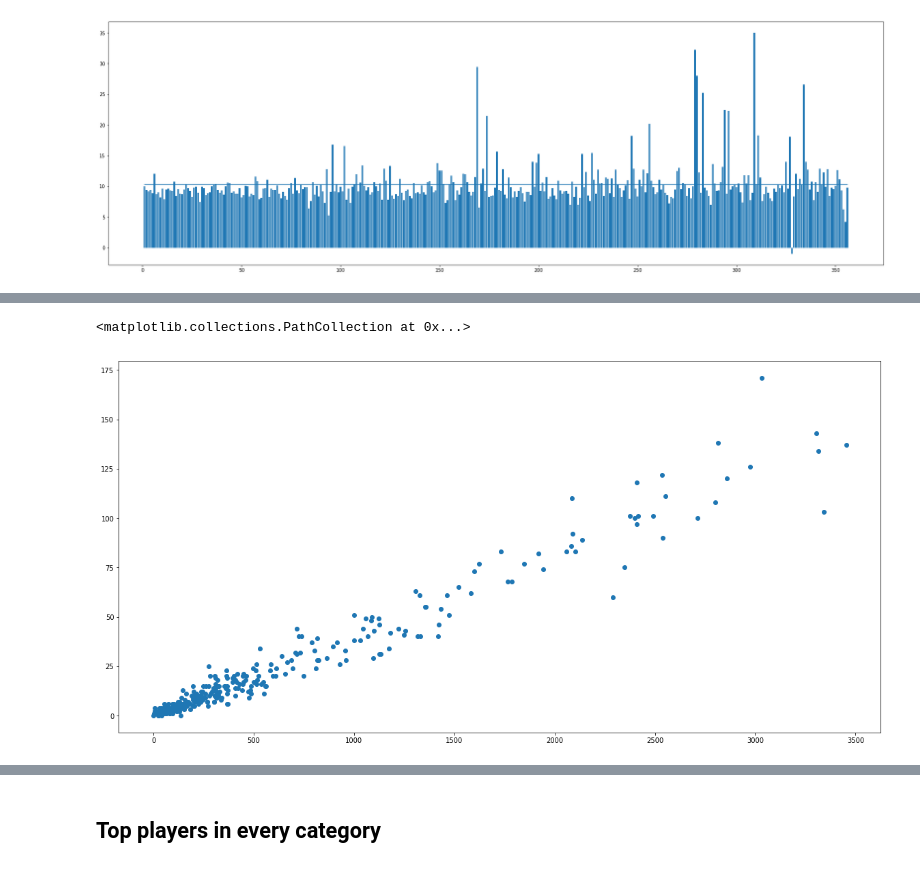
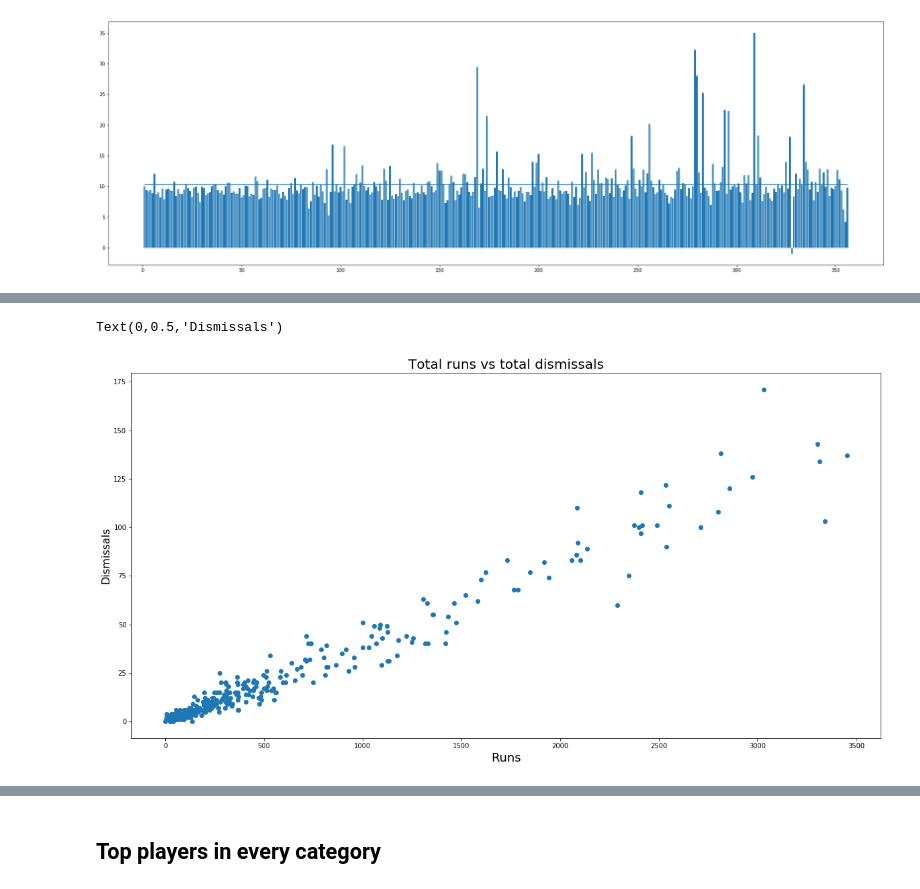
Before and after one commit to AnshulHedau/IPL_Insights, a Jupyter notebook: IPL - Bowler Analysis.ipynb, the cells around one changed output, grey strips where cells are left out. Saved outputs shown, nothing was run; the diff lists cells and outputs as text; code cells hidden in the pictures.

```diff
--- a/IPL - Bowler Analysis.ipynb
+++ b/IPL - Bowler Analysis.ipynb
@@ -268,9 +276,13 @@ plt.scatter(total_balls, total_dismissals)
 # %%
 plt.figure(figsize=(20,10))
 plt.scatter(total_runs, total_dismissals)
+
+plt.title("Total runs vs total dismissals", fontsize=20)
+plt.xlabel('Runs', fontsize=18)
+plt.ylabel('Dismissals', fontsize=16)
 # %% [output]
-<matplotlib.collections.PathCollection at 0x...>
+Text(0,0.5,'Dismissals')
-[figure, old version]
+[figure, new version]
 # %%
 plt.figure(figsize=(20,10))
 plt.scatter(total_balls, total_wideballs)
```
Also changed, not shown: parts of 6 cells of this notebook.
